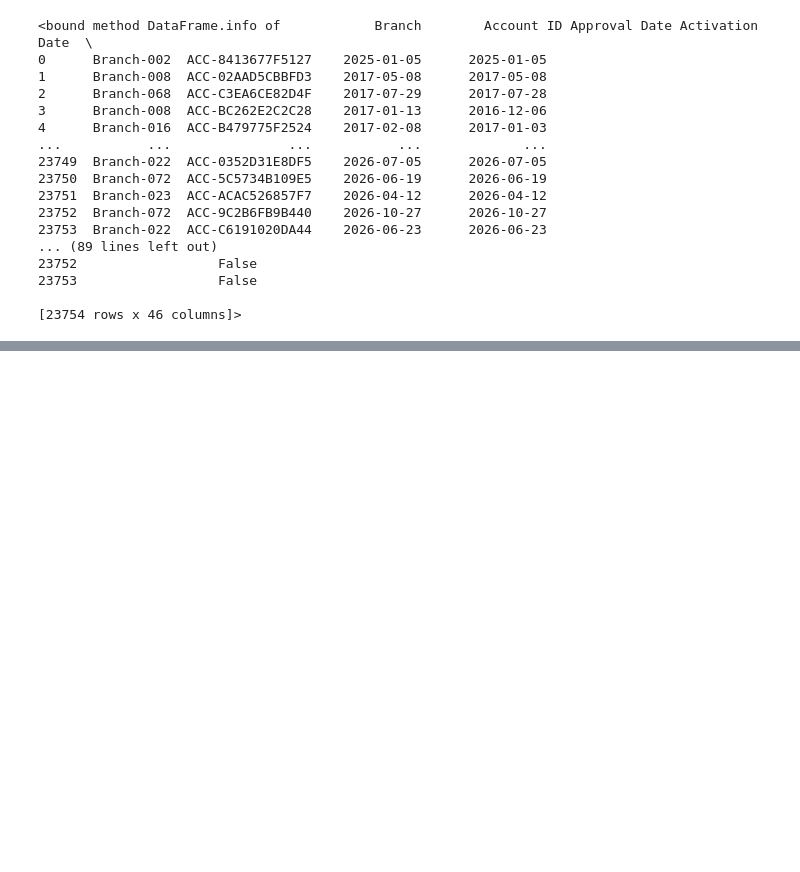
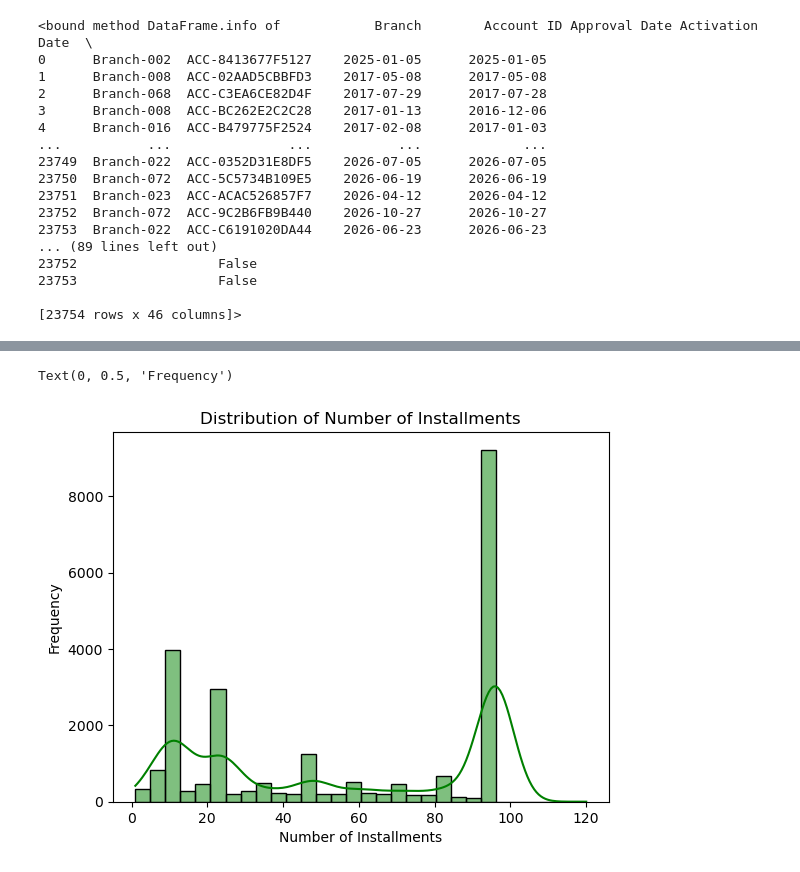
Before and after one commit to lemwaizz/DSFT_G6_Capstone, a Jupyter notebook: financial_dna.ipynb, the cells around one changed output, grey strips where cells are left out. Saved outputs shown, nothing was run; the diff lists cells and outputs as text; code cells hidden in the pictures; blank space fills up the shorter version.

```diff
--- a/financial_dna.ipynb
+++ b/financial_dna.ipynb
@@ -437,0 +564,9 @@ df.info
+# %%
+sns.histplot(data=df, x='Number of Installments', bins=30, kde=True,color='green')
+plt.title('Distribution of Number of Installments')
+plt.xlabel('Number of Installments')
+plt.ylabel('Frequency')
+#The histogram shows the distribution of the 'Number of Installments' column, the largest concentration occurs near 100 installments and the smaller concentration occurs near  10 - 12 installments
+# %% [output]
+Text(0, 0.5, 'Frequency')
+[figure, added]
```
Also changed, not shown: parts of 33 cells of this notebook.
